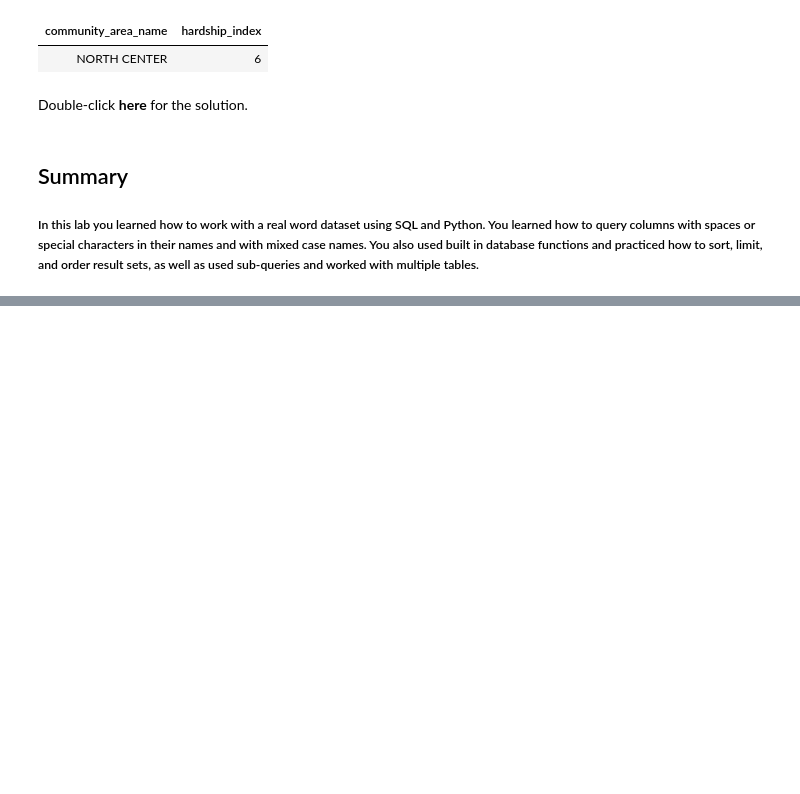
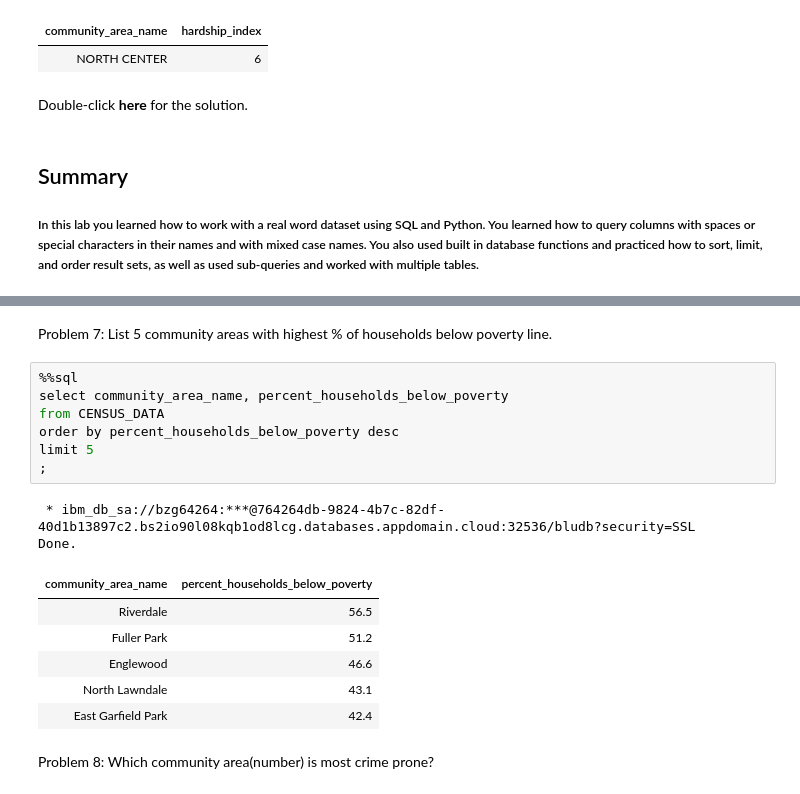
Before and after one commit to Jinkxt/IBM-Practice, a Jupyter notebook: 6- IBM Real World.ipynb, the cells around one changed output, grey strips where cells are left out. Saved outputs shown, nothing was run; the diff lists cells and outputs as text; blank space fills up the shorter version.

```diff
--- a/6- IBM Real World.ipynb
+++ b/6- IBM Real World.ipynb
@@ -656,0 +769,20 @@ NOTE: For this solution to work the CHICAGO_SOCIOECONOMIC_DATA table
+# %% [markdown]
+Problem 7: List 5 community areas with highest % of households below poverty line.
+# %%
+%%sql
+select community_area_name, percent_households_below_poverty
+from CENSUS_DATA
+order by percent_households_below_poverty desc
+limit 5
+;
+# %% [output]
+ * ibm_db_sa://bzg64264:***@764264db-9824-4b7c-82df-40d1b13897c2.bs2io90l08kqb1od8lcg.databases.appdomain.cloud:32536/bludb?security=SSL
+Done.
+| community_area_name | percent_households_below_poverty |
+| Riverdale | 56.5 |
+| Fuller Park | 51.2 |
+| Englewood | 46.6 |
+| North Lawndale | 43.1 |
+| East Garfield Park | 42.4 |
+# %% [markdown]
+Problem 8: Which community area(number) is most crime prone?
```
Also changed, not shown: parts of 21 cells of this notebook.
